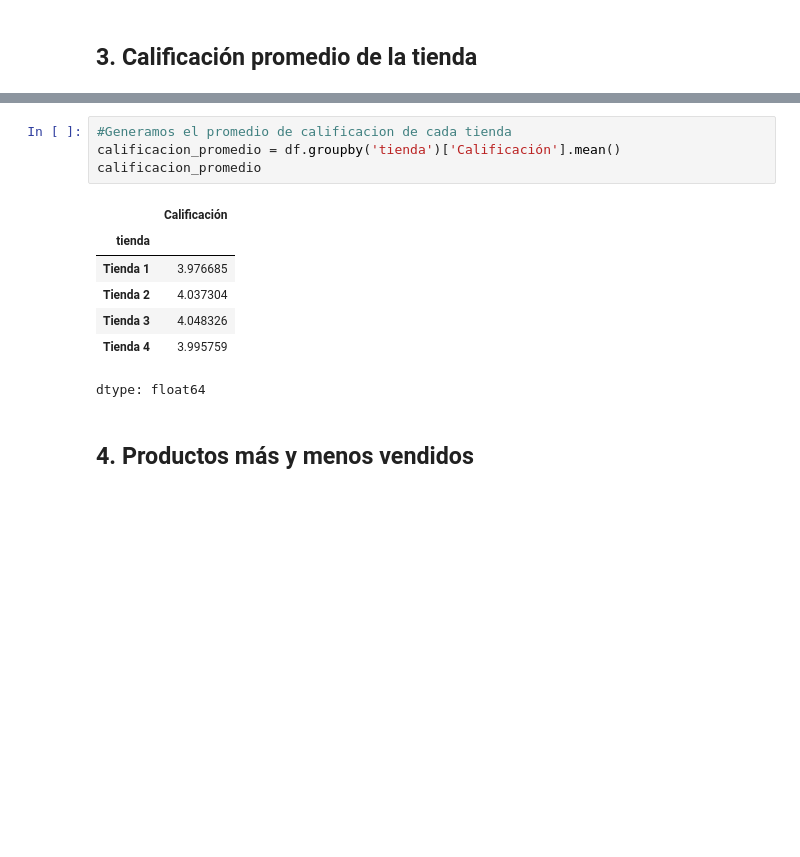
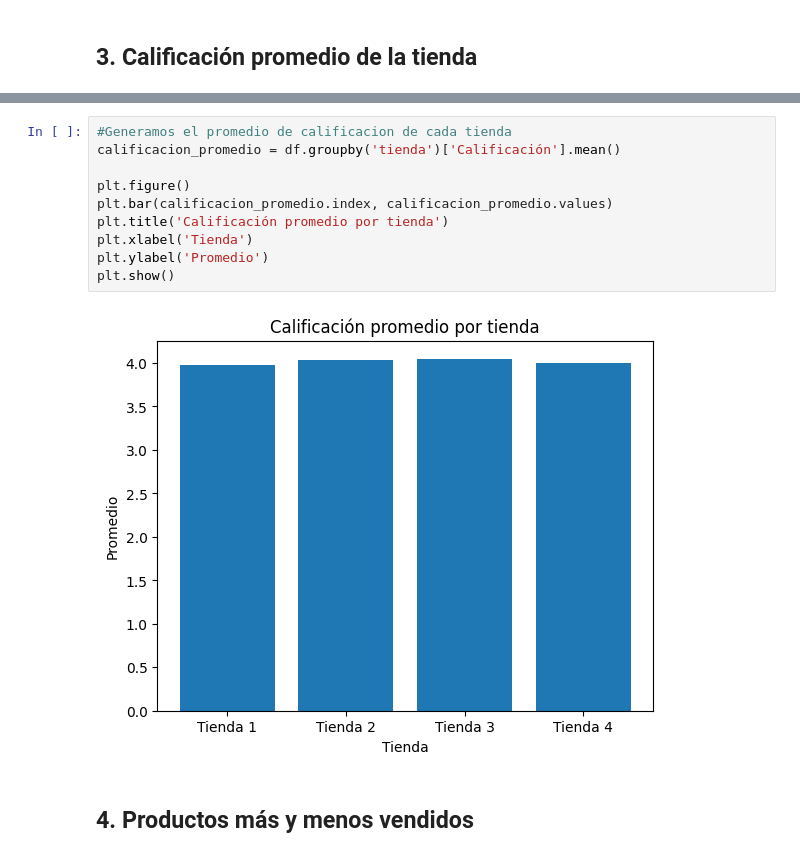
Before and after one commit to EmilioSaulG/proyecto_alura_store, a Jupyter notebook: proyecto_alura_store.ipynb, the cells around one changed output, grey strips where cells are left out. Cells and saved outputs as stored; diff of their text form; blank space fills up the shorter version.

```diff
--- a/proyecto_alura_store.ipynb
+++ b/proyecto_alura_store.ipynb
@@ -144,15 +182,15 @@ df.groupby(['tienda','Categoría del Producto']).size().reset_index(name='Ventas
 # %%
 #Generamos el promedio de calificacion de cada tienda
 calificacion_promedio = df.groupby('tienda')['Calificación'].mean()
-calificacion_promedio
+
+plt.figure()
+plt.bar(calificacion_promedio.index, calificacion_promedio.values)
+plt.title('Calificación promedio por tienda')
+plt.xlabel('Tienda')
+plt.ylabel('Promedio')
+plt.show()
 # %% [output]
-|  | Calificación |
-| tienda |  |
-| Tienda 1 | 3.976685 |
-| Tienda 2 | 4.037304 |
-| Tienda 3 | 4.048326 |
-| Tienda 4 | 3.995759 |
-dtype: float64
+[figure, added]
 # %% [markdown]
 ## **4. Productos más y menos vendidos**
 # %%
```
Also changed, not shown: parts of 10 cells of this notebook.
